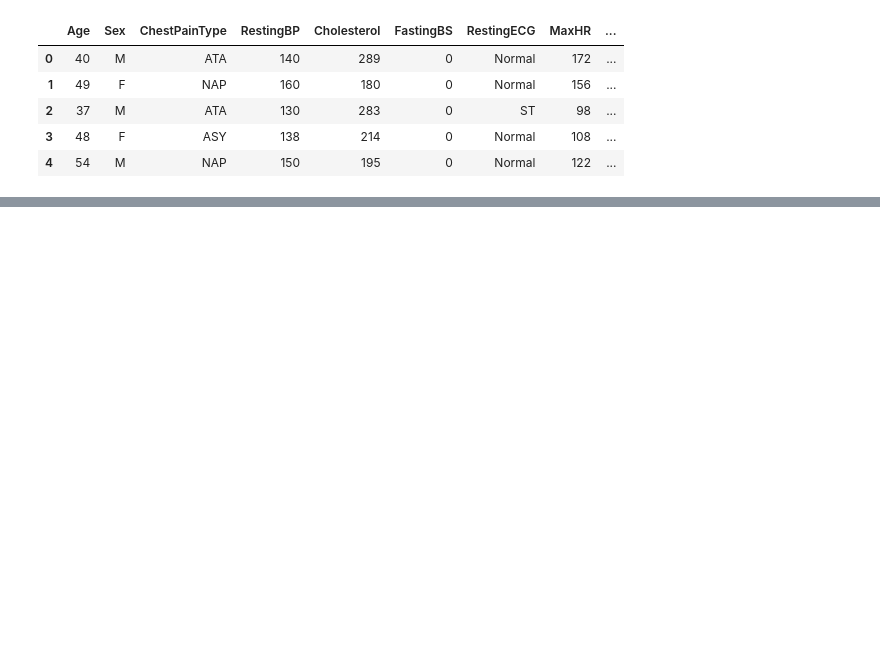
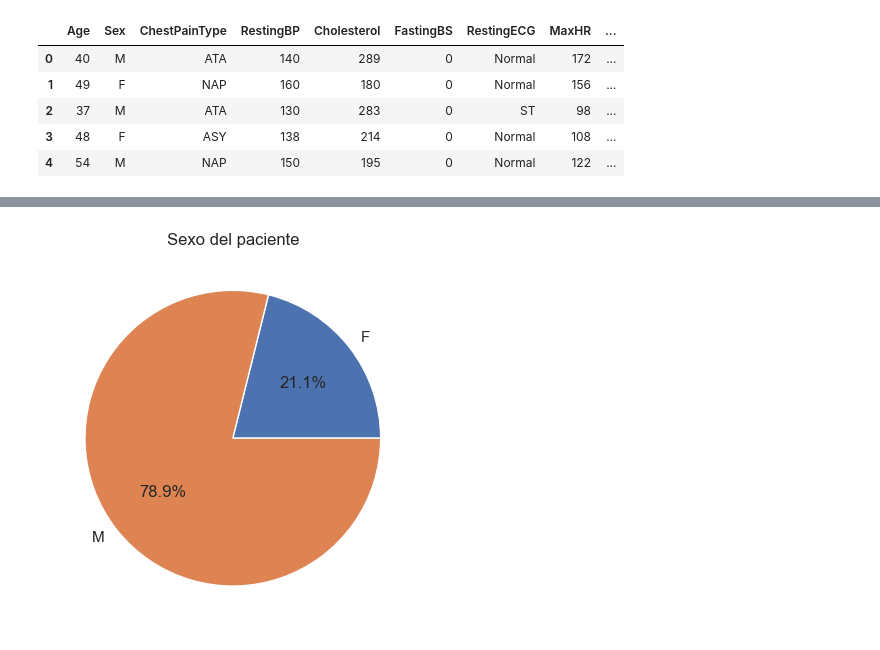
Before and after one commit to Jorge-Islas/Heart-Failure-Prediction, a Jupyter notebook: EDA.ipynb, the cells around one changed output, grey strips where cells are left out. Saved outputs shown, nothing was run; the diff lists cells and outputs as text; code cells hidden in the pictures; blank space fills up the shorter version.

```diff
--- a/EDA.ipynb
+++ b/EDA.ipynb
@@ -111,0 +260,11 @@ plt.show()
+# %%
+datos_sexo = entrenamiento_X.groupby("Sex").size()
+plt.pie(
+    datos_sexo,
+    labels=list(datos_sexo.index),
+    autopct='%1.1f%%'
+)
+plt.title("Sexo del paciente")
+plt.show()
+# %% [output]
+[figure, added]
```
Also changed, not shown: parts of 65 cells of this notebook, 4 other files.
